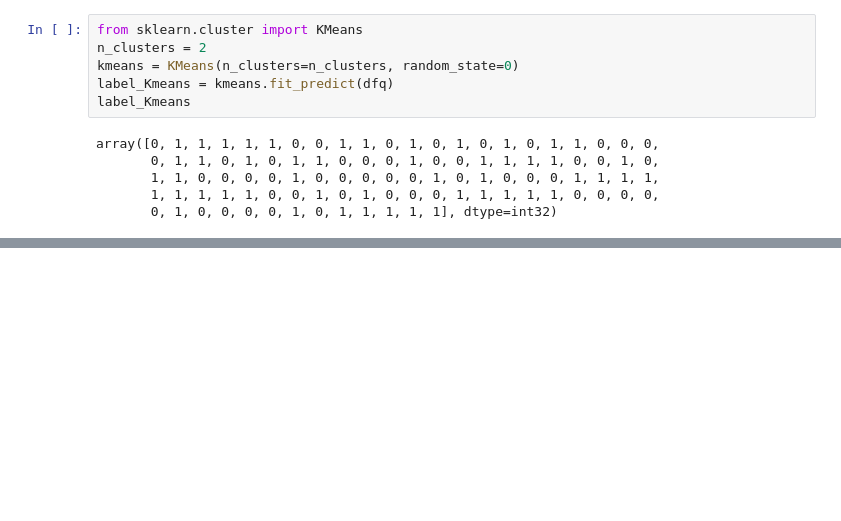
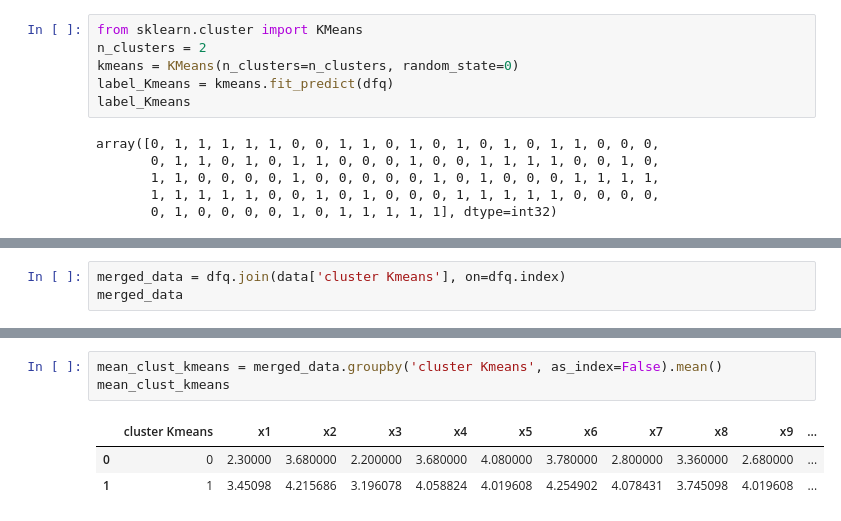
Before and after one commit to jxplanet0/ast, a Jupyter notebook: w10.ipynb, the cells around one changed output, grey strips where cells are left out. Saved outputs shown, nothing was run; the diff lists cells and outputs as text; blank space fills up the shorter version.

```diff
--- a/w10.ipynb
+++ b/w10.ipynb
@@ -359,0 +360,3 @@ plt.show()
+# %%
+merged_data = dfq.join(data['cluster Kmeans'], on=dfq.index)
+merged_data
@@ -359,0 +377,7 @@ plt.show()
+# %%
+mean_clust_kmeans = merged_data.groupby('cluster Kmeans', as_index=False).mean()
+mean_clust_kmeans
+# %% [output]
+|  | cluster Kmeans | x1 | x2 | x3 | x4 | x5 | x6 | x7 | x8 | x9 | ... |
+| 0 | 0 | 2.30000 | 3.680000 | 2.200000 | 3.680000 | 4.080000 | 3.780000 | 2.800000 | 3.360000 | 2.680000 | ... |
+| 1 | 1 | 3.45098 | 4.215686 | 3.196078 | 4.058824 | 4.019608 | 4.254902 | 4.078431 | 3.745098 | 4.019608 | ... |
```
Also changed, not shown: parts of 21 cells of this notebook.
